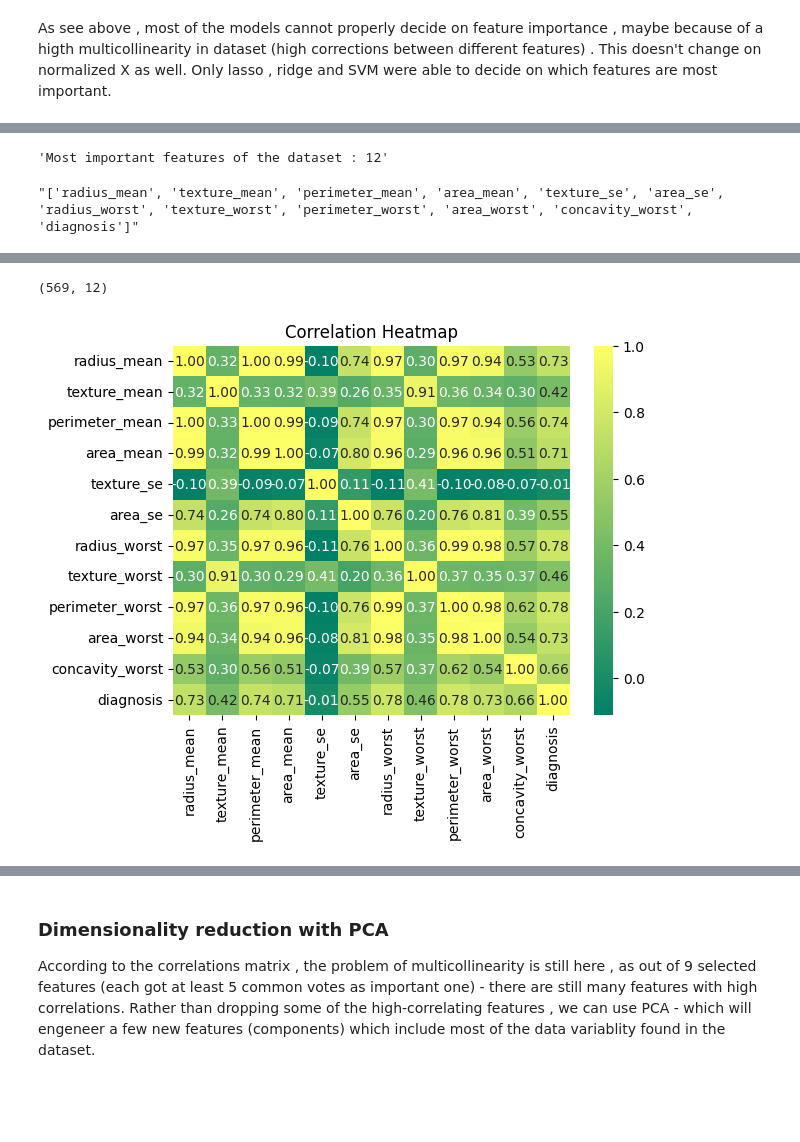
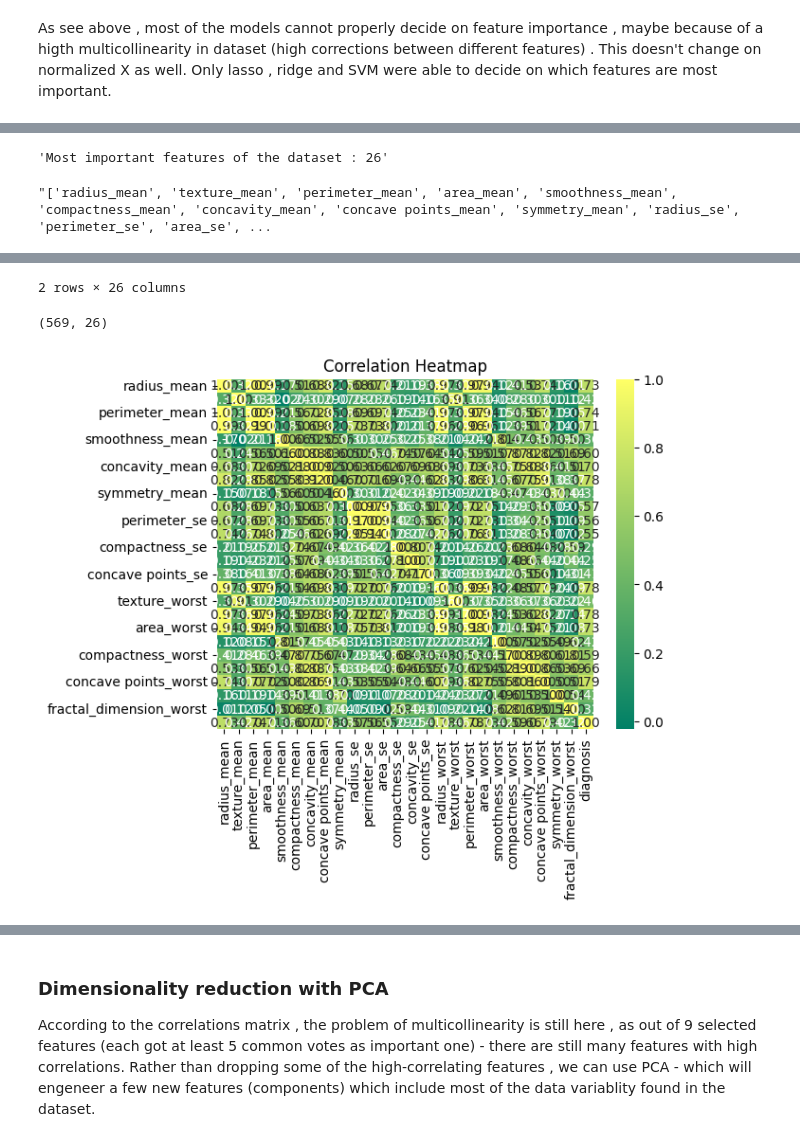
Before and after one commit to lmanov1/CancerPrediction, a Jupyter notebook: 4_FeatureEngeneering.ipynb, the cells around one changed output, grey strips where cells are left out. Saved outputs shown, nothing was run; the diff lists cells and outputs as text; code cells hidden in the pictures; blank space fills up the shorter version.

```diff
--- a/4_FeatureEngeneering.ipynb
+++ b/4_FeatureEngeneering.ipynb
@@ -272,0 +316,26 @@ Lets use the K-best to Select features according to the k highest scores.
+# %%
+import scipy.stats as stats
+
+def t_test_groups(group1, group2, timing= 'before transformation'):
+    # Perform an independent samples t-test
+    #print(group1.shape, group2.shape)
+    t_test_results = pd.DataFrame(columns=['T-Statistic', 'P-Value'])
+    for col in group1: # columns will be the same in both groups; 'diagnosis' column is dropped
+        t_stat, p_value = stats.ttest_ind(group1[col], group2[col])
+        t_test_results.loc[col] = [t_stat, p_value]
+
+    print(f'Out of all features , for those the difference between the two groups is not statistically significant')
+    unsignificant_diff_columns = t_test_results[t_test_results['P-Value']>0.05].index
+    display(t_test_results[t_test_results['P-Value']>0.05].sort_values(by='P-Value'))
+    #print(unsignificant_diff_columns)
+    return unsignificant_diff_columns
+
+# Perform a t-test after transformation to see if the difference between the two groups (by diagnosis) is statistically significant
+# If the p-value is greater than 0.05, we can drop the feature
+malignant = df_normalized[df_normalized['diagnosis'] == 1].drop('diagnosis', axis=1)
+benign = df_normalized[df_normalized['diagnosis'] == 0].drop('diagnosis', axis=1)
+unsignificant_diff_columns = t_test_groups(malignant, benign, timing= 'after transformation')
+# Features returned by the t-test as not having a statistically significant difference between the two groups so we can drop it
+df_normalized.drop(unsignificant_diff_columns, axis=1, inplace=True)
+display(df_normalized.tail())
+display(df_normalized.shape)
@@ -274,8 +361,8 @@ Lets use the K-best to Select features according to the k highest scores.
 from sklearn.datasets import load_digits
 from sklearn.feature_selection import SelectKBest, chi2 , f_classif , f_regression
 
-y=df_fe['diagnosis']
-X = df_fe.drop(columns=['diagnosis'])
+y=df_normalized['diagnosis']
+X = df_normalized.drop(columns=['diagnosis'])
 
 def univariate_kbest(score_func, num_features):
     # Apply SelectKBest class to extract top 10 best features with Chi-Square tests
@@ -288,7 +375,7 @@ def univariate_kbest(score_func, num_features):
     return df_univatiate_columns
 
 
-n_features = 10
+n_features = 15
 # Apply SelectKBest class to extract top 10 best features with Chi-Square tests
 chi2_list = univariate_kbest(chi2, n_features)
 # A-Nova
@@ -336,9 +438,8 @@ from sklearn.feature_selection import SelectFromModel
 from sklearn.svm import LinearSVC
 
 
-y=df_fe['diagnosis']
-X = df_fe.drop(columns=['diagnosis'])
-
+# y=df_fe['diagnosis']
+# X = df_fe.drop(columns=['diagnosis'])
 #X = df_unsuperwised
 # %%
 # Fit models and determine if a feature is selected (1) or not (0)
@@ -408,6 +509,6 @@ display(selection_df)
 # %%
 #Selecting variables with a sum of selections >= 6
-final_var = selection_df[selection_df['Sum'] >= 6 ]['Feature'].tolist()
+final_var = selection_df[selection_df['Sum'] >= 5 ]['Feature'].tolist()
 df_model = df_fe[final_var].copy()
 df_model['diagnosis'] = df_fe['diagnosis'].copy()
 
@@ -423,5 +524,5 @@ plt.title('Correlation Heatmap')
 plt.show()
 #display(df_model.correlation)
 # %% [output]
-'Most important features of the dataset : 12'
+'Most important features of the dataset : 26'
-"['radius_mean', 'texture_mean', 'perimeter_mean', 'area_mean', 'texture_se', 'area_se', 'radius_worst', 'texture_worst', 'perimeter_worst', 'area_worst', 'concavity_worst', 'diagnosis']"
+"['radius_mean', 'texture_mean', 'perimeter_mean', 'area_mean', 'smoothness_mean', 'compactness_mean', 'concavity_mean', 'concave points_mean', 'symmetry_mean', 'radius_se', 'perimeter_se', 'area_se', ...
@@ -431,5 +532,6 @@ plt.show()
-(569, 12)
+2 rows × 26 columns
+(569, 26)
-[figure, old version]
+[figure, new version]
 # %%
 # Compare results from univariate and model-based feature selection
 chi2_univatiate_columns_set = set(chi2_list)
```
Also changed, not shown: parts of 18 cells of this notebook.
